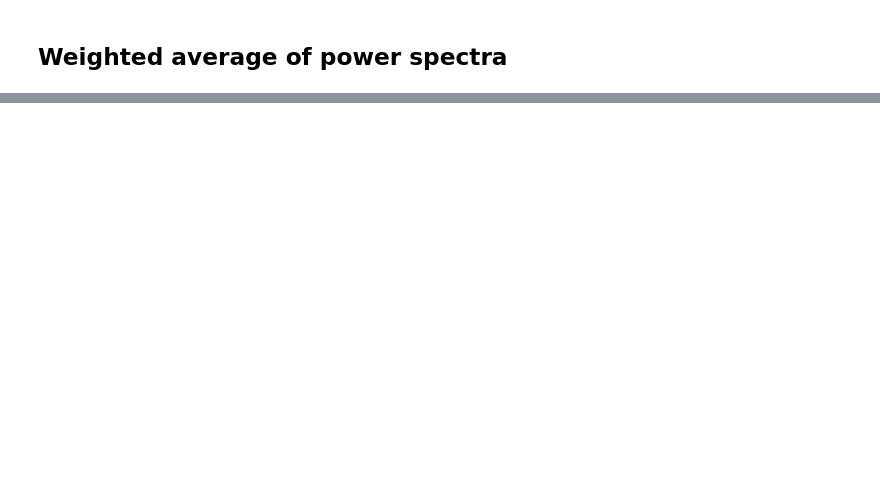
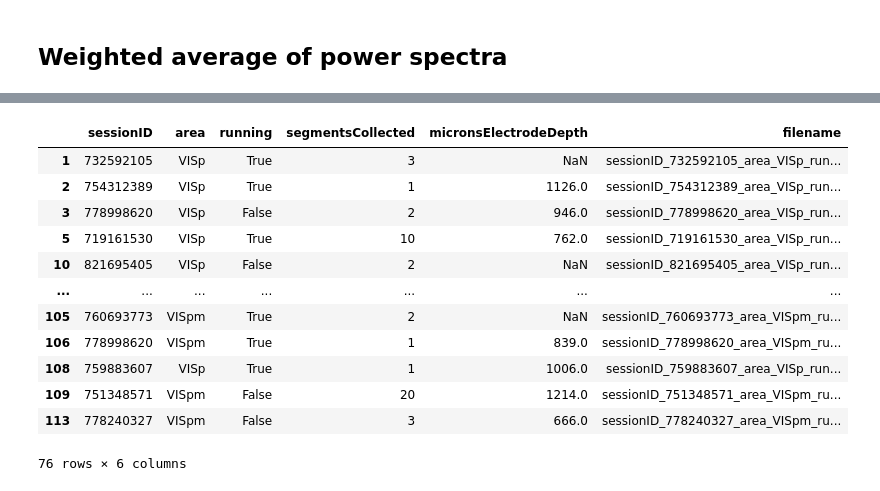
Before and after one commit to ikharitonov/allen-neuropixel-LFPs, a Jupyter notebook: lfp_grand_average/3-power_spectrum_grand_average.ipynb, the cells around one changed output, grey strips where cells are left out. Saved outputs shown, nothing was run; the diff lists cells and outputs as text; code cells hidden in the pictures; blank space fills up the shorter version.

```diff
--- a/lfp_grand_average/3-power_spectrum_grand_average.ipynb
+++ b/lfp_grand_average/3-power_spectrum_grand_average.ipynb
@@ -175,0 +287,10 @@ plt.show()
+# %%
+# Deleting rows without segments collected and rows without 4 conditions
+
+for i,cols in parsed_df.iterrows():
+    if cols.segmentsCollected == 0:
+        parsed_df = parsed_df.drop(parsed_df[parsed_df.sessionID==cols.sessionID].index)
+
+for sid in parsed_df.sessionID.unique():
+    if len(parsed_df[parsed_df.sessionID==sid]) != 4:
+        parsed_df = parsed_df.drop(parsed_df[parsed_df.sessionID==sid].index)
@@ -175,0 +311,16 @@ plt.show()
+# %%
+parsed_df
+# %% [output]
+|  | sessionID | area | running | segmentsCollected | micronsElectrodeDepth | filename |
+| 1 | 732592105 | VISp | True | 3 | NaN | sessionID_732592105_area_VISp_run... |
+| 2 | 754312389 | VISp | True | 1 | 1126.0 | sessionID_754312389_area_VISp_run... |
+| 3 | 778998620 | VISp | False | 2 | 946.0 | sessionID_778998620_area_VISp_run... |
+| 5 | 719161530 | VISp | True | 10 | 762.0 | sessionID_719161530_area_VISp_run... |
+| 10 | 821695405 | VISp | False | 2 | NaN | sessionID_821695405_area_VISp_run... |
+| ... | ... | ... | ... | ... | ... | ... |
+| 105 | 760693773 | VISpm | True | 2 | NaN | sessionID_760693773_area_VISpm_ru... |
+| 106 | 778998620 | VISpm | True | 1 | 839.0 | sessionID_778998620_area_VISpm_ru... |
+| 108 | 759883607 | VISp | True | 1 | 1006.0 | sessionID_759883607_area_VISp_run... |
+| 109 | 751348571 | VISpm | False | 20 | 1214.0 | sessionID_751348571_area_VISpm_ru... |
+| 113 | 778240327 | VISpm | False | 3 | 666.0 | sessionID_778240327_area_VISpm_ru... |
+76 rows × 6 columns
```
Also changed, not shown: parts of 31 cells of this notebook.
